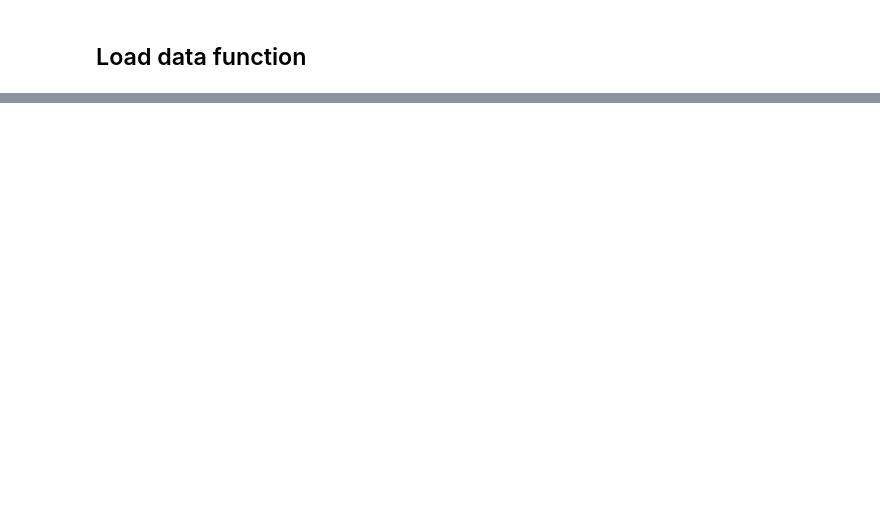
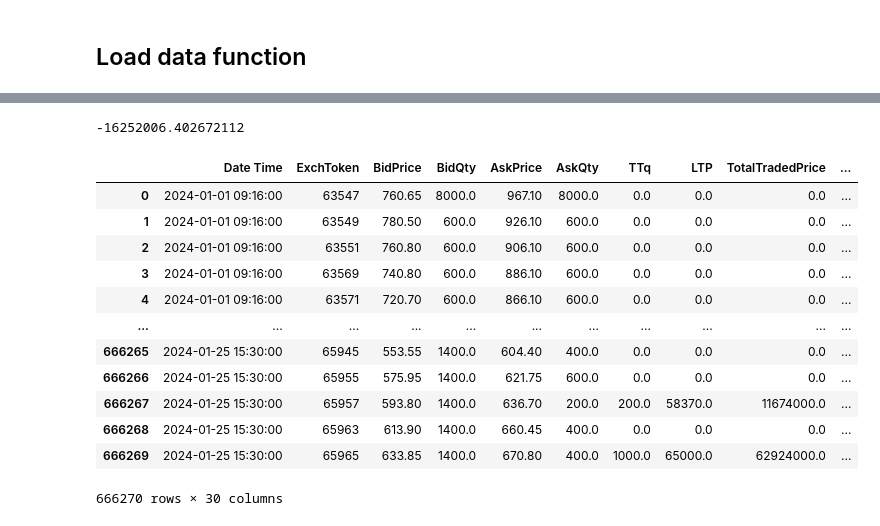
Before and after one commit to aman-exp69/Aman_codes, a Jupyter notebook: Extra_Test.ipynb, the cells around one changed output, grey strips where cells are left out. Saved outputs shown, nothing was run; the diff lists cells and outputs as text; code cells hidden in the pictures; blank space fills up the shorter version.

```diff
--- a/Extra_Test.ipynb
+++ b/Extra_Test.ipynb
@@ -412,7 +203,6 @@ def simulate_hedged_straddle_day(
 # %%
-stocks = ["TATAMOTORS", "TCS", "TITAN"] # Available "ASIANPAINT", "BAJAJ-AUTO", "BAJFINANCE", "HDFCBANK", "ICICIBANK", "RELIANCE", "SBIN", "TATAMOTORS", "TCS", "TITAN"
+stocks = ["ASIANPAINT", "BAJAJ-AUTO"] # Available "ASIANPAINT", "BAJAJ-AUTO", "BAJFINANCE", "HDFCBANK", "ICICIBANK", "RELIANCE", "SBIN", "TATAMOTORS", "TCS", "TITAN"
 weight = [1/len(stocks)] * len(stocks) # weights for the assets
-start_date = "20240101"
 
 # Lot_sizes
 df = pd.read_csv('NIFTY_200_Lot_Size.csv')
@@ -489,0 +224,2 @@ pnl_df.tail()
+# %%
+s_1 = build_yearly_frames(stocks[0])
@@ -489,0 +228,20 @@ pnl_df.tail()
+# %%
+pnl
+# %% [output]
+-16252006.402672112
+# %%
+s_1[0]
+# %% [output]
+|  | Date Time | ExchToken | BidPrice | BidQty | AskPrice | AskQty | TTq | LTP | TotalTradedPrice | ... |
+| 0 | 2024-01-01 09:16:00 | 63547 | 760.65 | 8000.0 | 967.10 | 8000.0 | 0.0 | 0.0 | 0.0 | ... |
+| 1 | 2024-01-01 09:16:00 | 63549 | 780.50 | 600.0 | 926.10 | 600.0 | 0.0 | 0.0 | 0.0 | ... |
+| 2 | 2024-01-01 09:16:00 | 63551 | 760.80 | 600.0 | 906.10 | 600.0 | 0.0 | 0.0 | 0.0 | ... |
+| 3 | 2024-01-01 09:16:00 | 63569 | 740.80 | 600.0 | 886.10 | 600.0 | 0.0 | 0.0 | 0.0 | ... |
+| 4 | 2024-01-01 09:16:00 | 63571 | 720.70 | 600.0 | 866.10 | 600.0 | 0.0 | 0.0 | 0.0 | ... |
+| ... | ... | ... | ... | ... | ... | ... | ... | ... | ... | ... |
+| 666265 | 2024-01-25 15:30:00 | 65945 | 553.55 | 1400.0 | 604.40 | 400.0 | 0.0 | 0.0 | 0.0 | ... |
+| 666266 | 2024-01-25 15:30:00 | 65955 | 575.95 | 1400.0 | 621.75 | 600.0 | 0.0 | 0.0 | 0.0 | ... |
+| 666267 | 2024-01-25 15:30:00 | 65957 | 593.80 | 1400.0 | 636.70 | 200.0 | 200.0 | 58370.0 | 11674000.0 | ... |
+| 666268 | 2024-01-25 15:30:00 | 65963 | 613.90 | 1400.0 | 660.45 | 400.0 | 0.0 | 0.0 | 0.0 | ... |
+| 666269 | 2024-01-25 15:30:00 | 65965 | 633.85 | 1400.0 | 670.80 | 400.0 | 1000.0 | 65000.0 | 62924000.0 | ... |
+666270 rows × 30 columns
```
Also changed, not shown: parts of 11 cells of this notebook, 1 other file.
